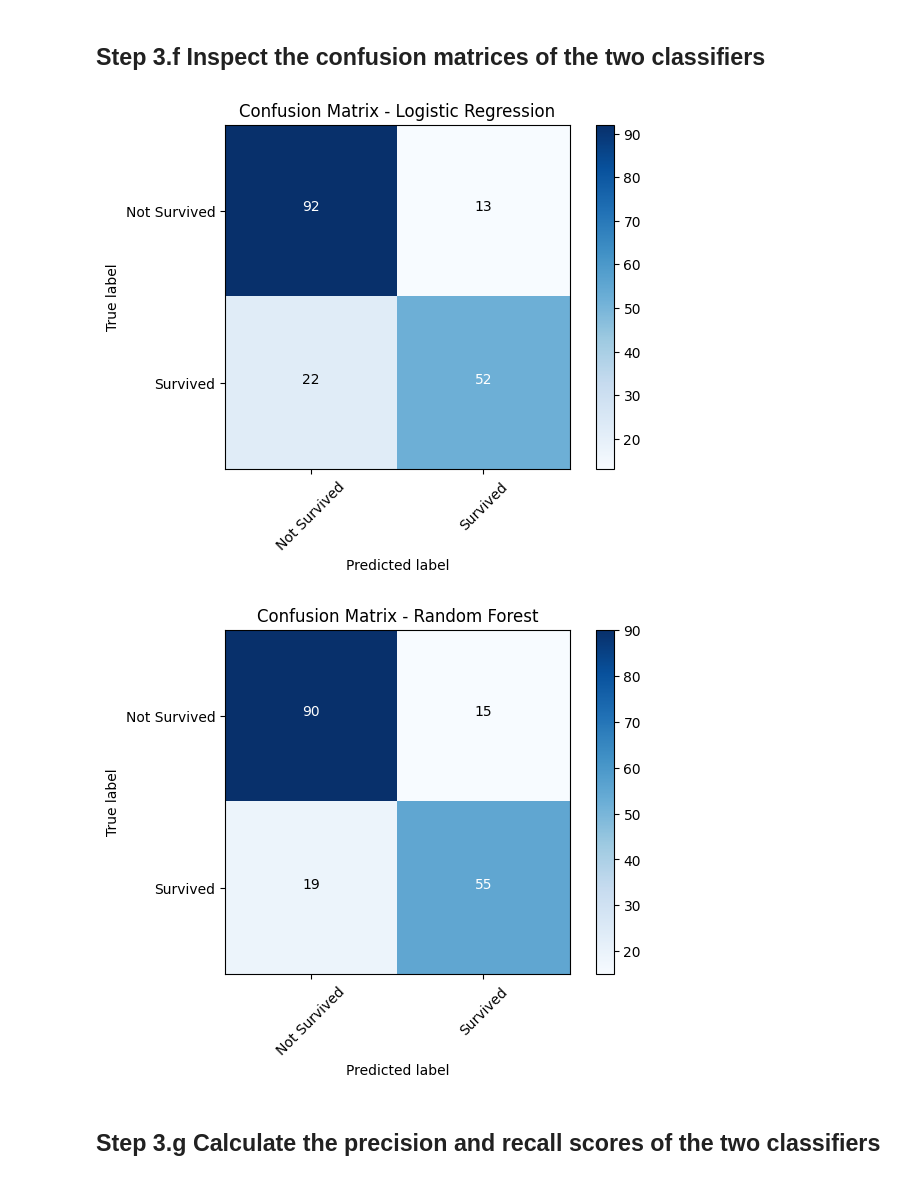
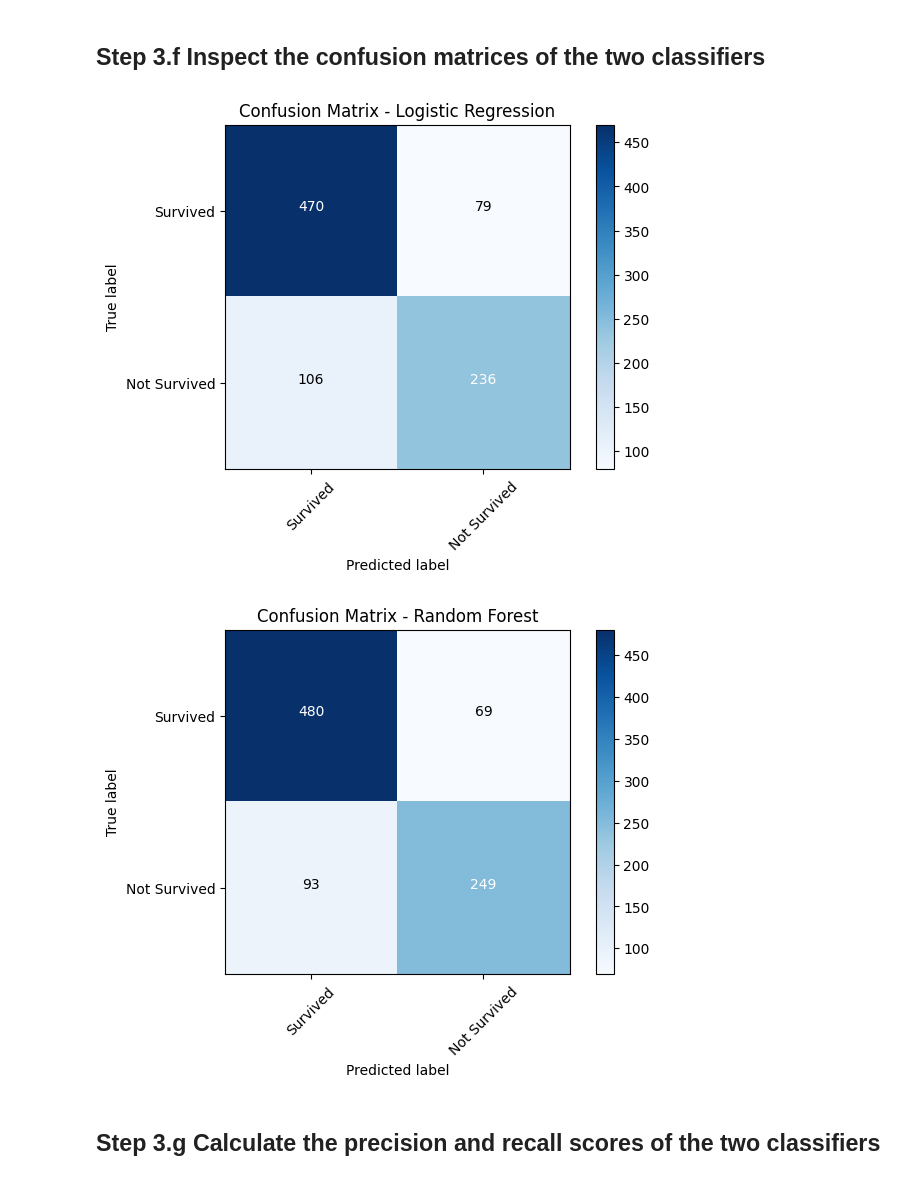
Before and after one commit to ChagataiDuru/CS304-IntroAI-CollabNotebooks, a Jupyter notebook: CS304_HW1.ipynb, the cells around one changed output. Drawn from its saved outputs; the diff is of its cells as text; code cells hidden in the pictures.

```diff
--- a/CS304_HW1.ipynb
+++ b/CS304_HW1.ipynb
@@ -240,7 +245,7 @@ Percentage of survived passengers: 38.38383838383838
 # %%
 #  Add your code here
 #  -------------------
-y_train = train_df["Survived"]
+y_train = train_df.Survived
 #  -------------------
 # %% [markdown]
 ## Step 2.b Copy the columns "Pclass","Sex", "Age", "Fare" to a new dataframe##
@@ -461,53 +451,67 @@ from sklearn.metrics import confusion_matrix, ConfusionMatrixDisplay, auc
 #  Add your code  here
 #  -------------------
 
-cm_lr = confusion_matrix(y_test_split, y_pred_lr)
-cm_rf = confusion_matrix(y_test_split, y_pred_rf)
+predict_rl = cross_val_predict(
+    log_reg,
+    X_train,
+    y_train,
+    cv=5
+)
+
+predict_rf = cross_val_predict(
+    rf_model,
+    X_train,
+    y_train,
+    cv=5
+)
+
+cm_lr = confusion_matrix(y_train, predict_rl)
+cm_rf = confusion_matrix(y_train, predict_rf)
 
 # Plot confusion matrix for Logistic Regression
 plt.imshow(cm_lr, interpolation='nearest', cmap=plt.cm.Blues)
 plt.title('Confusion Matrix - Logistic Regression')
 plt.colorbar()
 tick_marks = np.arange(2)
-plt.xticks(tick_marks, ['Not Survived', 'Survived'], rotation=45)
-plt.yticks(tick_marks, ['Not Survived', 'Survived'])
+plt.xticks(tick_marks, ['Survived','Not Survived'], rotation=45)
+plt.yticks(tick_marks, ['Survived','Not Survived'])
 
 thresh = cm_lr.max() / 2.
 for i, j in itertools.product(range(cm_lr.shape[0]), range(cm_lr.shape[1])):
     plt.text(j, i, cm_lr[i, j],
              horizontalalignment="center",
              color="white" if cm_lr[i, j] > thresh else "black")
 
 plt.tight_layout()
 plt.ylabel('True label')
 plt.xlabel('Predicted label')
 
 plt.show()
 
 # Plot confusion matrix for Random Forest
 plt.imshow(cm_rf, interpolation='nearest', cmap=plt.cm.Blues)
 plt.title('Confusion Matrix - Random Forest')
 plt.colorbar()
 tick_marks = np.arange(2)
-plt.xticks(tick_marks, ['Not Survived', 'Survived'], rotation=45)
-plt.yticks(tick_marks, ['Not Survived', 'Survived'])
+plt.xticks(tick_marks, ['Survived','Not Survived'], rotation=45)
+plt.yticks(tick_marks, ['Survived','Not Survived'])
 
 thresh = cm_rf.max() / 2.
 for i, j in itertools.product(range(cm_rf.shape[0]), range(cm_rf.shape[1])):
     plt.text(j, i, cm_rf[i, j],
              horizontalalignment="center",
              color="white" if cm_rf[i, j] > thresh else "black")
 
 plt.tight_layout()
 plt.ylabel('True label')
 plt.xlabel('Predicted label')
 
 plt.show()
 
 #  -------------------
 # %% [output]
-[figure, old version]
+[figure, new version]
-[figure, old version]
+[figure, new version]
 # %% [markdown]
 ## Step 3.g Calculate the precision and recall scores of the two classifiers ##
 # %%
```
Also changed, not shown: parts of 10 cells of this notebook.
